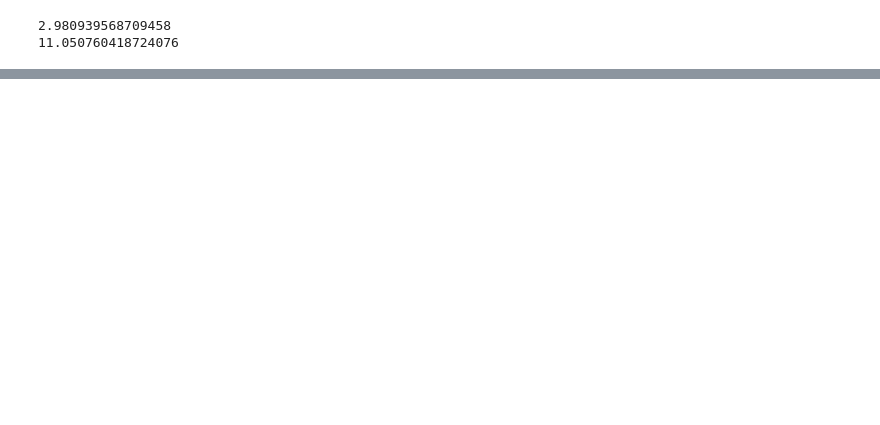
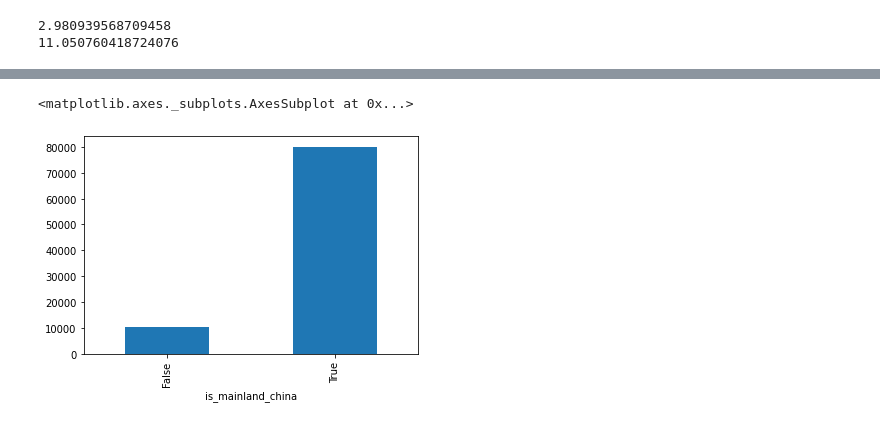
Before and after one commit to Facco-Bruno/Alura-Python, a Jupyter notebook: Health_data_analisys.ipynb, the cells around one changed output, grey strips where cells are left out. Saved outputs shown, nothing was run; the diff lists cells and outputs as text; code cells hidden in the pictures; blank space fills up the shorter version.

```diff
--- a/Health_data_analisys.ipynb
+++ b/Health_data_analisys.ipynb
@@ -388,0 +502,5 @@ print(letality_rate_2 * 100)
+# %%
+confirmed.groupby("is_mainland_china").sum()['3/2/20'].plot(kind='bar')
+# %% [output]
+<matplotlib.axes._subplots.AxesSubplot at 0x...>
+[figure, added]
```
Also changed, not shown: parts of 32 cells of this notebook.
